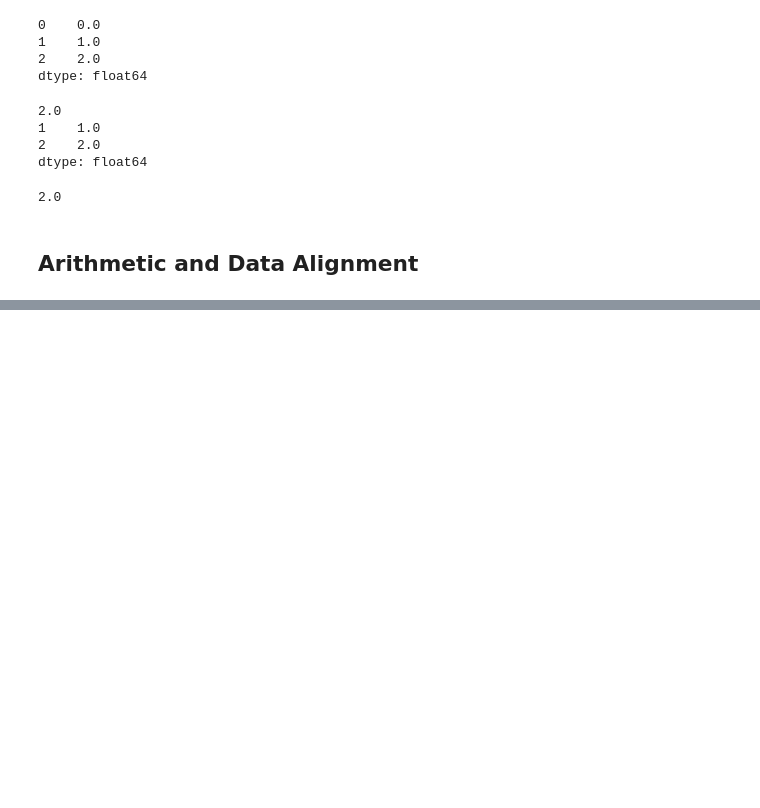
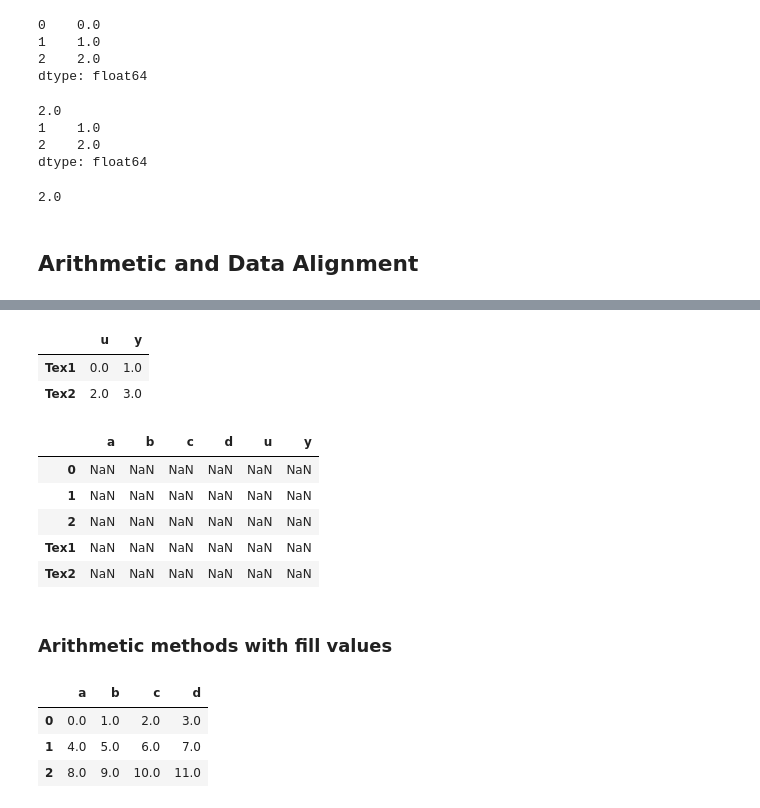
Before and after one commit to emuro/books, a Jupyter notebook: python/pydata-book/ch05_EM.ipynb, the cells around one changed output, grey strips where cells are left out. Drawn from its saved outputs; the diff is of its cells as text; code cells hidden in the pictures; blank space fills up the shorter version.

```diff
--- a/python/pydata-book/ch05_EM.ipynb
+++ b/python/pydata-book/ch05_EM.ipynb
@@ -1083,0 +1104,3 @@ ser2[-1]
+# %%
+df2 = pd.DataFrame(np.arange(12.).reshape(4,3), columns=list('bde'), index=['Utah', 'Ohio', 'Texas', 'Oregon'])
+df2
@@ -1083,0 +1121,4 @@ ser2[-1]
+# %%
+display(df1)
+display(df2)
+df1.add(df2, fill_value=1000) # al que le falta lo inicializa a 1000
@@ -1083,0 +1140,2 @@ ser2[-1]
+# %%
+df1.add(df2, fill_value=0) # al que le falta lo inicializa a 0
@@ -1083,0 +1148,26 @@ ser2[-1]
+# %%
+df3 = pd.DataFrame(np.arange(4.).reshape(2,2), columns=list('uy'), index=[ 'Tex1', 'Tex2'])
+df3
+# %% [output]
+|  | u | y |
+| Tex1 | 0.0 | 1.0 |
+| Tex2 | 2.0 | 3.0 |
+# %%
+df1 + df3
+# %% [output]
+|  | a | b | c | d | u | y |
+| 0 | NaN | NaN | NaN | NaN | NaN | NaN |
+| 1 | NaN | NaN | NaN | NaN | NaN | NaN |
+| 2 | NaN | NaN | NaN | NaN | NaN | NaN |
+| Tex1 | NaN | NaN | NaN | NaN | NaN | NaN |
+| Tex2 | NaN | NaN | NaN | NaN | NaN | NaN |
+# %% [markdown]
+### Arithmetic methods with fill values
+# %%
+df1 = pd.DataFrame(np.arange(12.).reshape((3, 4)), columns=list('abcd'))
+df1
+# %% [output]
+|  | a | b | c | d |
+| 0 | 0.0 | 1.0 | 2.0 | 3.0 |
+| 1 | 4.0 | 5.0 | 6.0 | 7.0 |
+| 2 | 8.0 | 9.0 | 10.0 | 11.0 |
```
Also changed, not shown: parts of 17 cells of this notebook.
